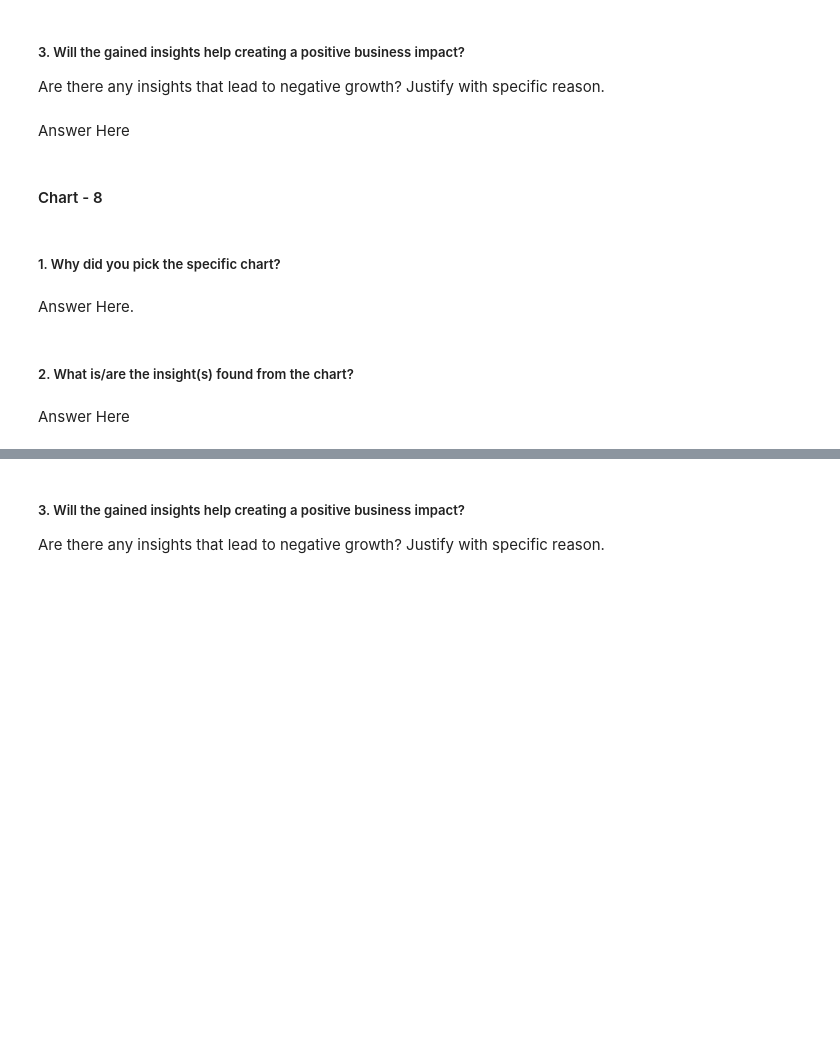
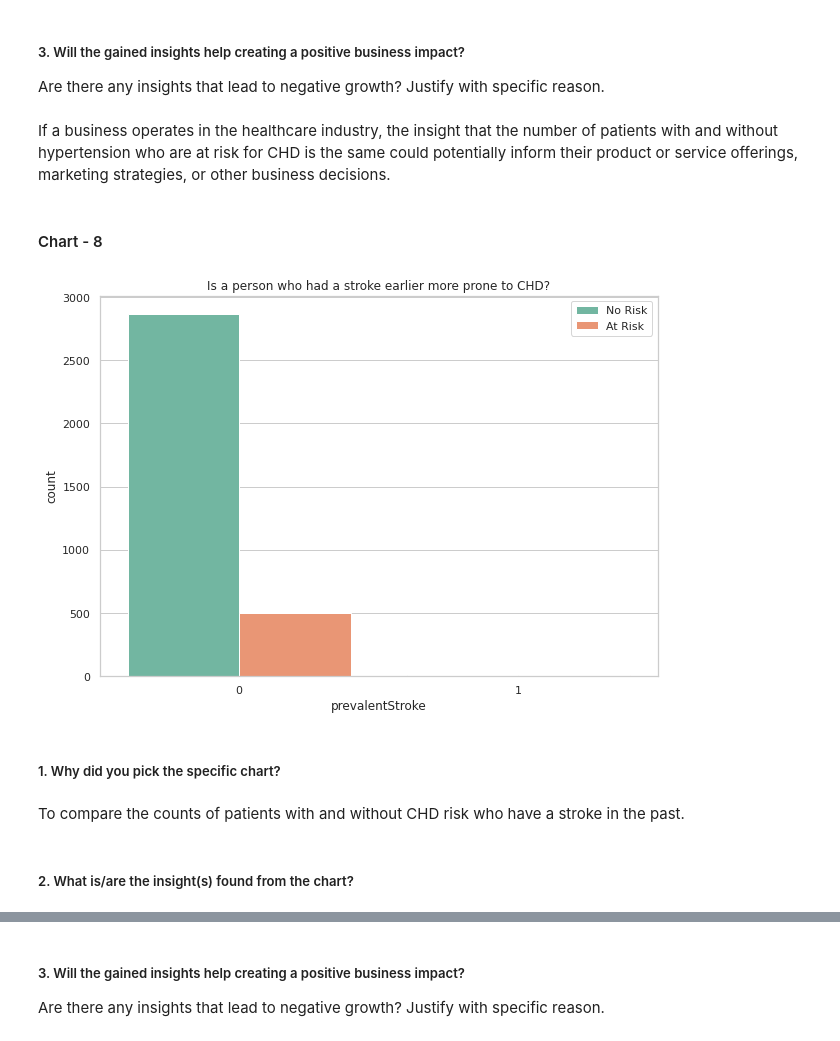
Before and after one commit to Krushikkk/Cardiovascular_Risk_Prediction, a Jupyter notebook: Cardiovascular_Risk_Prediction.ipynb, the cells around one changed output, grey strips where cells are left out. Drawn from its saved outputs; the diff is of its cells as text; code cells hidden in the pictures; blank space fills up the shorter version.

```diff
--- a/Cardiovascular_Risk_Prediction.ipynb
+++ b/Cardiovascular_Risk_Prediction.ipynb
@@ -566,7 +590,7 @@ Answer Here
 # %% [markdown]
 ##### 3. Will the gained insights help creating a positive business impact?
 Are there any insights that lead to negative growth? Justify with specific reason.
-# %% [markdown]
-Answer Here
+# %% [markdown]
+If a business operates in the healthcare industry, the insight that the number of patients with and without hypertension who are at risk for CHD is the same could potentially inform their product or service offerings, marketing strategies, or other business decisions.
 # %% [markdown]
 #### Chart - 8
@@ -575,8 +597,16 @@ Answer Here
+# %%
+# Chart - 8 visualization code
+
+plt.figure(figsize=(10,7))
+sns.countplot(df.prevalentStroke, hue=df.Risk)
+plt.title('Is a person who had a stroke earlier more prone to CHD?')
+plt.legend(['No Risk','At Risk'])
+plt.show()
+# %% [output]
+[figure, added]
 # %% [markdown]
 ##### 1. Why did you pick the specific chart?
-# %% [markdown]
-Answer Here.
+# %% [markdown]
+To compare the counts of patients with and without CHD risk who have a stroke in the past.
 # %% [markdown]
 ##### 2. What is/are the insight(s) found from the chart?
-# %% [markdown]
-Answer Here
```
Also changed, not shown: parts of 34 cells of this notebook.
